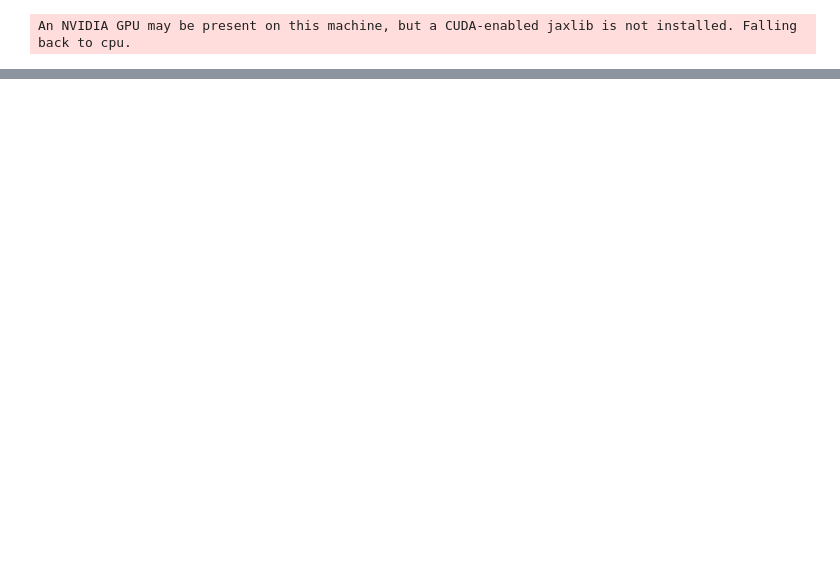
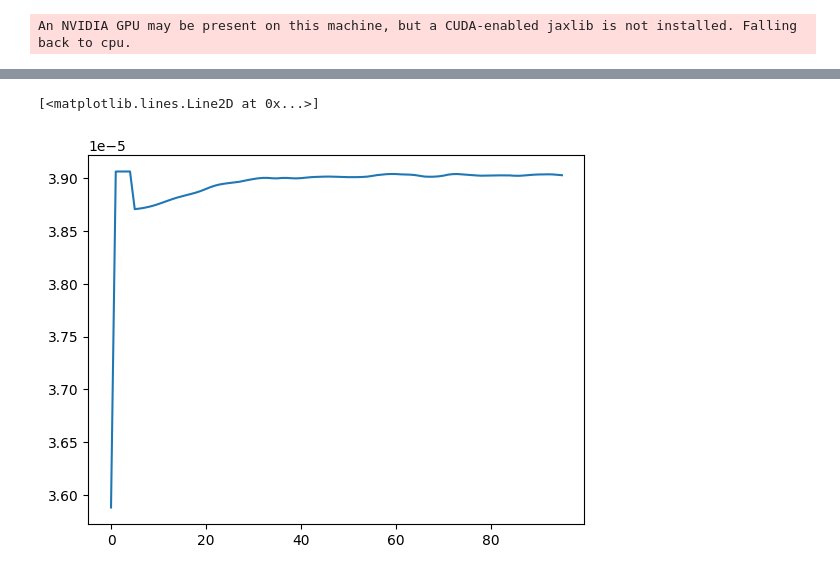
Before and after one commit to matillda123/Pulse-Retrieval-with-JAX, a Jupyter notebook: _usage_example.ipynb, the cells around one changed output, grey strips where cells are left out. Drawn from its saved outputs; the diff is of its cells as text; code cells hidden in the pictures; blank space fills up the shorter version.

```diff
--- a/_usage_example.ipynb
+++ b/_usage_example.ipynb
@@ -87,0 +112,5 @@ plt.pcolormesh(final_result.measured_trace)
+# %%
+plt.plot(final_result.error_arr)
+# %% [output]
+[<matplotlib.lines.Line2D at 0x...>]
+[figure, added]
```
Also changed, not shown: parts of 14 cells of this notebook, 9 other files.
